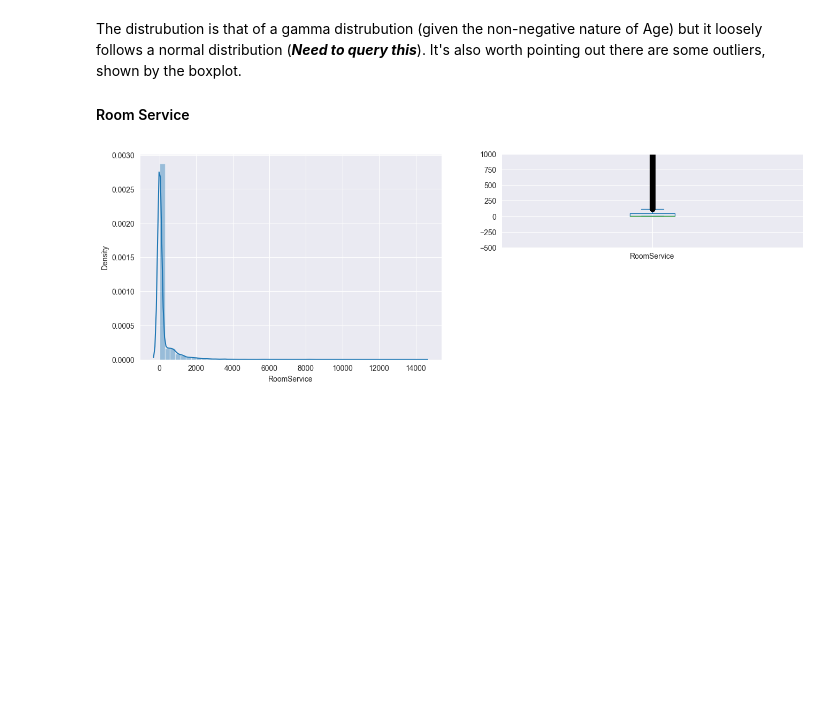
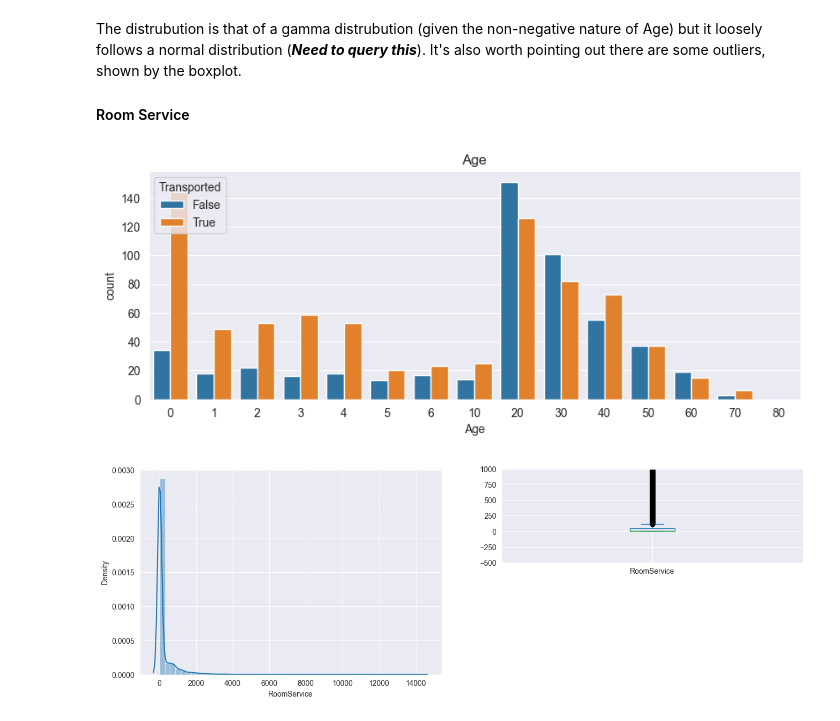
Before and after one commit to arjun-s-s/Spaceship-Titanic-Kaggle-Competition-, a Jupyter notebook: Spaceship Titanic - Random Forest Approach.ipynb, the cells around one changed output. Saved outputs shown, nothing was run; the diff lists cells and outputs as text; code cells hidden in the pictures; blank space fills up the shorter version.

```diff
--- a/Spaceship Titanic - Random Forest Approach.ipynb
+++ b/Spaceship Titanic - Random Forest Approach.ipynb
@@ -203,6 +208,14 @@ plt.show()
 The distrubution is that of a gamma distrubution (given the non-negative nature of Age) but it loosely follows a normal distribution (***Need to query this***). It's also worth pointing out there are some outliers, shown by the boxplot.
 
 #### Room Service
+# %%
+fig=plt.figure(figsize=(10,12))
+plt.subplot(3,1,1)
+sns.countplot(data=train_df_1, x='Age', hue='Transported', order=[0,1,2,3,4,5,6,10,20,30,40,50,60,70,80])
+plt.title('Age')
+plt.show()
+# %% [output]
+[figure, added]
 # %%
 # Visualising the Room Service variable
 
```
Also changed, not shown: parts of 24 cells of this notebook.
